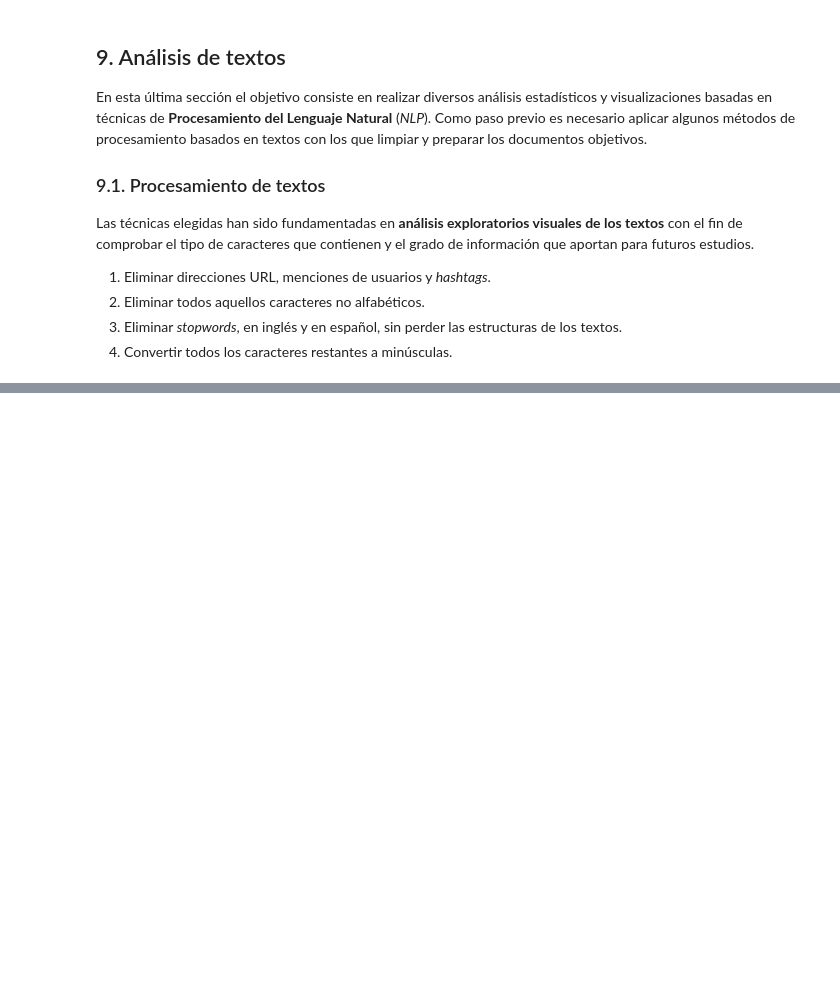
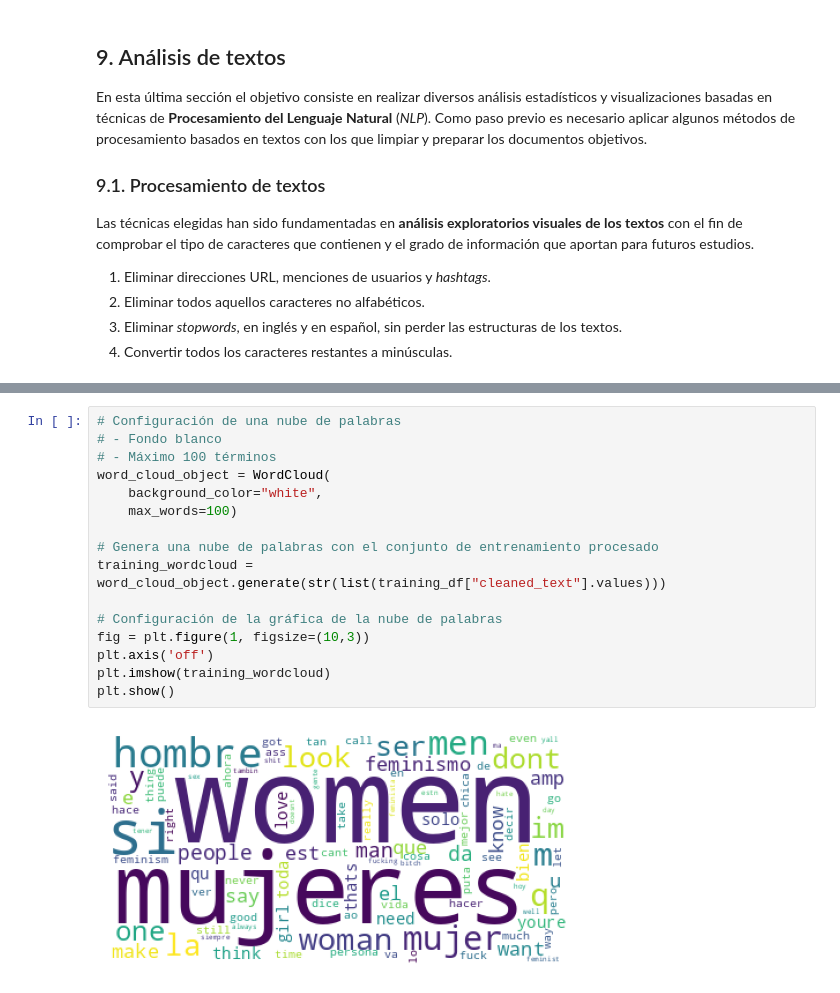
Before and after one commit to lidiasm/DATCOM-TFM, a Jupyter notebook: notebooks/eda.ipynb, the cells around one changed output, grey strips where cells are left out. Cells and saved outputs as stored; diff of their text form; blank space fills up the shorter version.

```diff
--- a/notebooks/eda.ipynb
+++ b/notebooks/eda.ipynb
@@ -264,0 +388,18 @@ def process_text_dataset(dataset):
+# %%
+# Configuración de una nube de palabras
+# - Fondo blanco
+# - Máximo 100 términos
+word_cloud_object = WordCloud(
+    background_color="white",
+    max_words=100)
+
+# Genera una nube de palabras con el conjunto de entrenamiento procesado
+training_wordcloud = word_cloud_object.generate(str(list(training_df["cleaned_text"].values)))
+
+# Configuración de la gráfica de la nube de palabras
+fig = plt.figure(1, figsize=(10,3))
+plt.axis('off')
+plt.imshow(training_wordcloud)
+plt.show()
+# %% [output]
+[figure, added]
```
Also changed, not shown: parts of 17 cells of this notebook.
